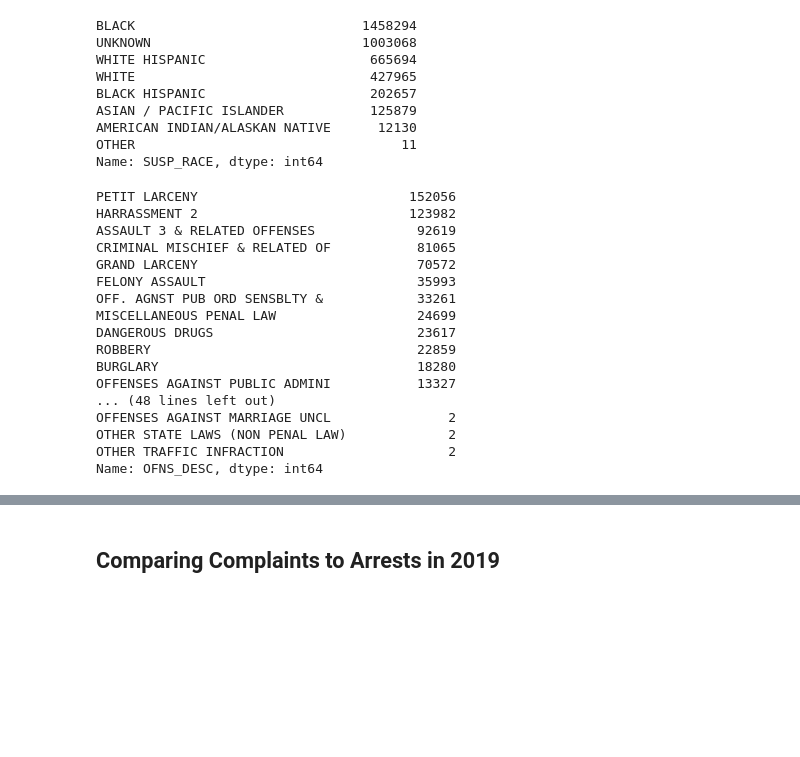
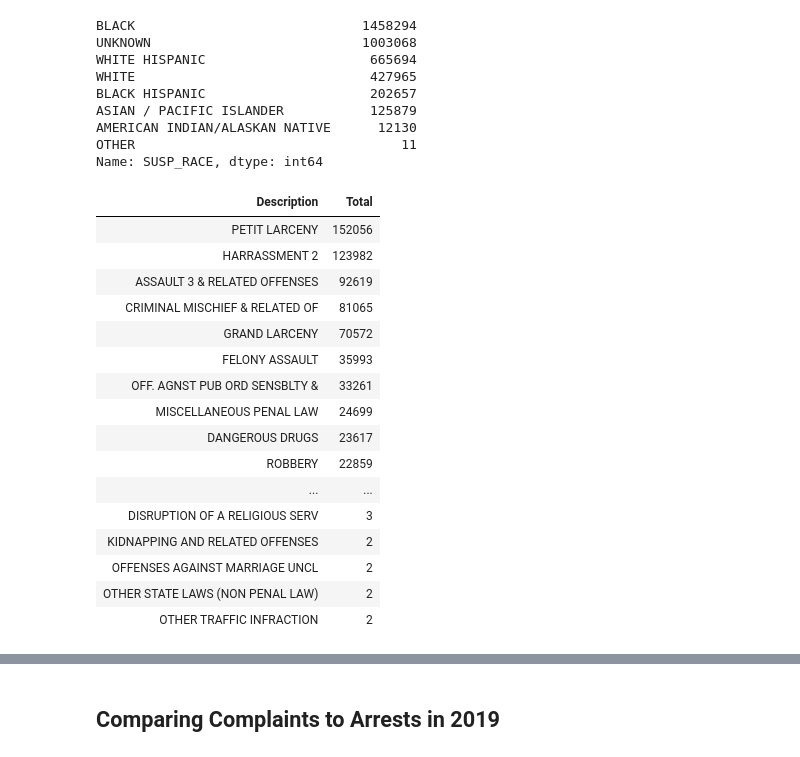
Before and after one commit to antiboredom/notes-on-police-funding, a Jupyter notebook: Exploration.ipynb, the cells around one changed output, grey strips where cells are left out. Drawn from its saved outputs; the diff is of its cells as text; code cells hidden in the pictures; blank space fills up the shorter version.

Commit message:
add other

```diff
--- a/Exploration.ipynb
+++ b/Exploration.ipynb
@@ -270,24 +271,25 @@ Name: SUSP_RACE, dtype: int64
 complaints_2019 = complaint_data[complaint_data["CMPLNT_FR_DT"].notnull() & complaint_data["CMPLNT_FR_DT"].str.contains('2019')]
 # %%
 complaint_counts = complaints_2019['OFNS_DESC'].value_counts()
-complaint_counts
+complaint_counts = complaint_counts.rename_axis('Description').reset_index(name='Total')
+complaint_counts.style.hide_index()
 # %% [output]
-PETIT LARCENY                           152056
-HARRASSMENT 2                           123982
-ASSAULT 3 & RELATED OFFENSES             92619
-CRIMINAL MISCHIEF & RELATED OF           81065
-GRAND LARCENY                            70572
-FELONY ASSAULT                           35993
-OFF. AGNST PUB ORD SENSBLTY &            33261
-MISCELLANEOUS PENAL LAW                  24699
-DANGEROUS DRUGS                          23617
-ROBBERY                                  22859
-BURGLARY                                 18280
-OFFENSES AGAINST PUBLIC ADMINI           13327
-... (48 lines left out)
-OFFENSES AGAINST MARRIAGE UNCL               2
-OTHER STATE LAWS (NON PENAL LAW)             2
-OTHER TRAFFIC INFRACTION                     2
-Name: OFNS_DESC, dtype: int64
+| Description | Total |
+| PETIT LARCENY | 152056 |
+| HARRASSMENT 2 | 123982 |
+| ASSAULT 3 & RELATED OFFENSES | 92619 |
+| CRIMINAL MISCHIEF & RELATED OF | 81065 |
+| GRAND LARCENY | 70572 |
+| FELONY ASSAULT | 35993 |
+| OFF. AGNST PUB ORD SENSBLTY & | 33261 |
+| MISCELLANEOUS PENAL LAW | 24699 |
+| DANGEROUS DRUGS | 23617 |
+| ROBBERY | 22859 |
+| ... | ... |
+| DISRUPTION OF A RELIGIOUS SERV | 3 |
+| KIDNAPPING AND RELATED OFFENSES | 2 |
+| OFFENSES AGAINST MARRIAGE UNCL | 2 |
+| OTHER STATE LAWS (NON PENAL LAW) | 2 |
+| OTHER TRAFFIC INFRACTION | 2 |
 # %%
 complaint_counts_pd = complaints_2019['PD_DESC'].value_counts()
```
Also changed, not shown: parts of 2 cells of this notebook, 5 other files.
